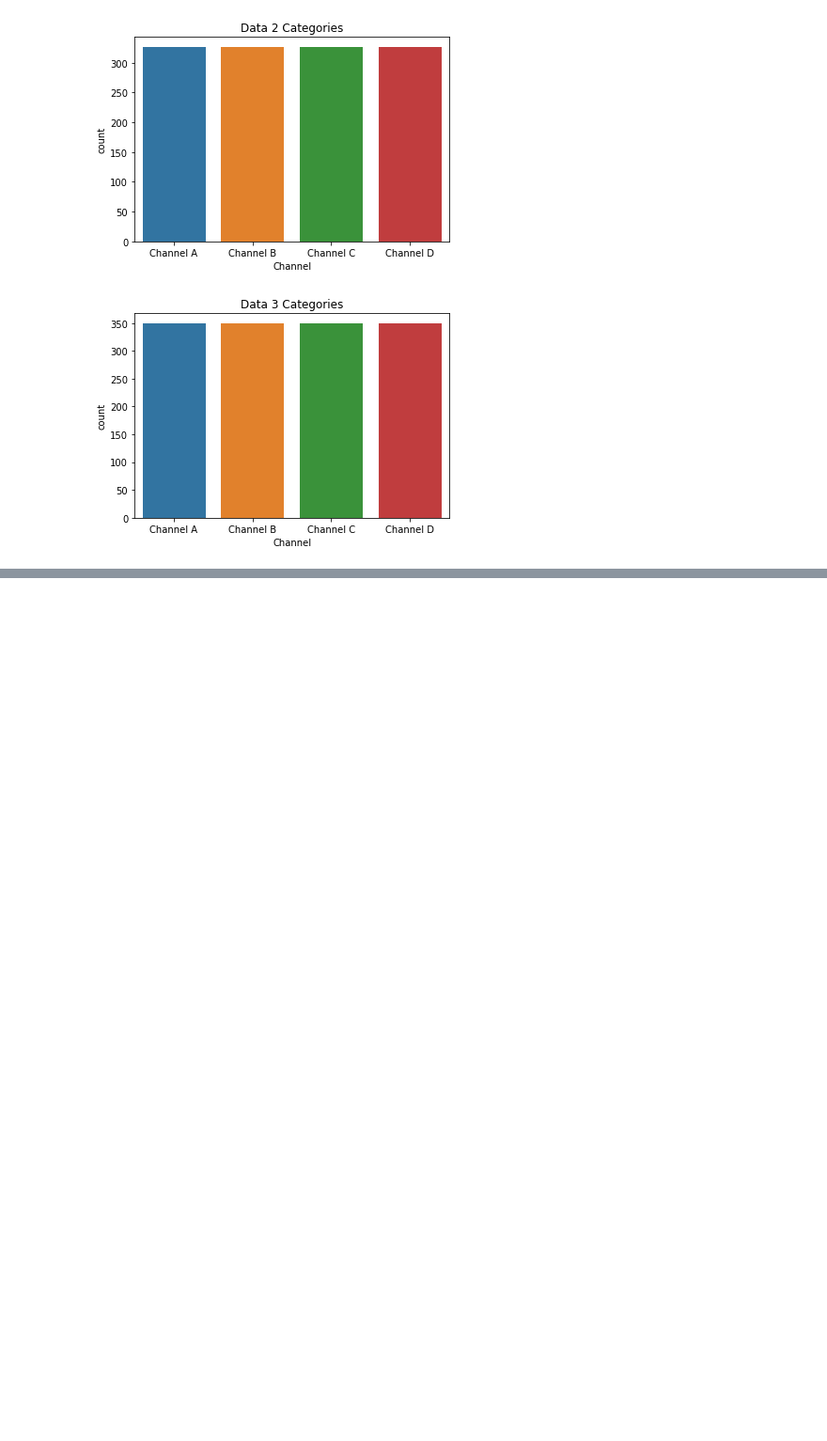
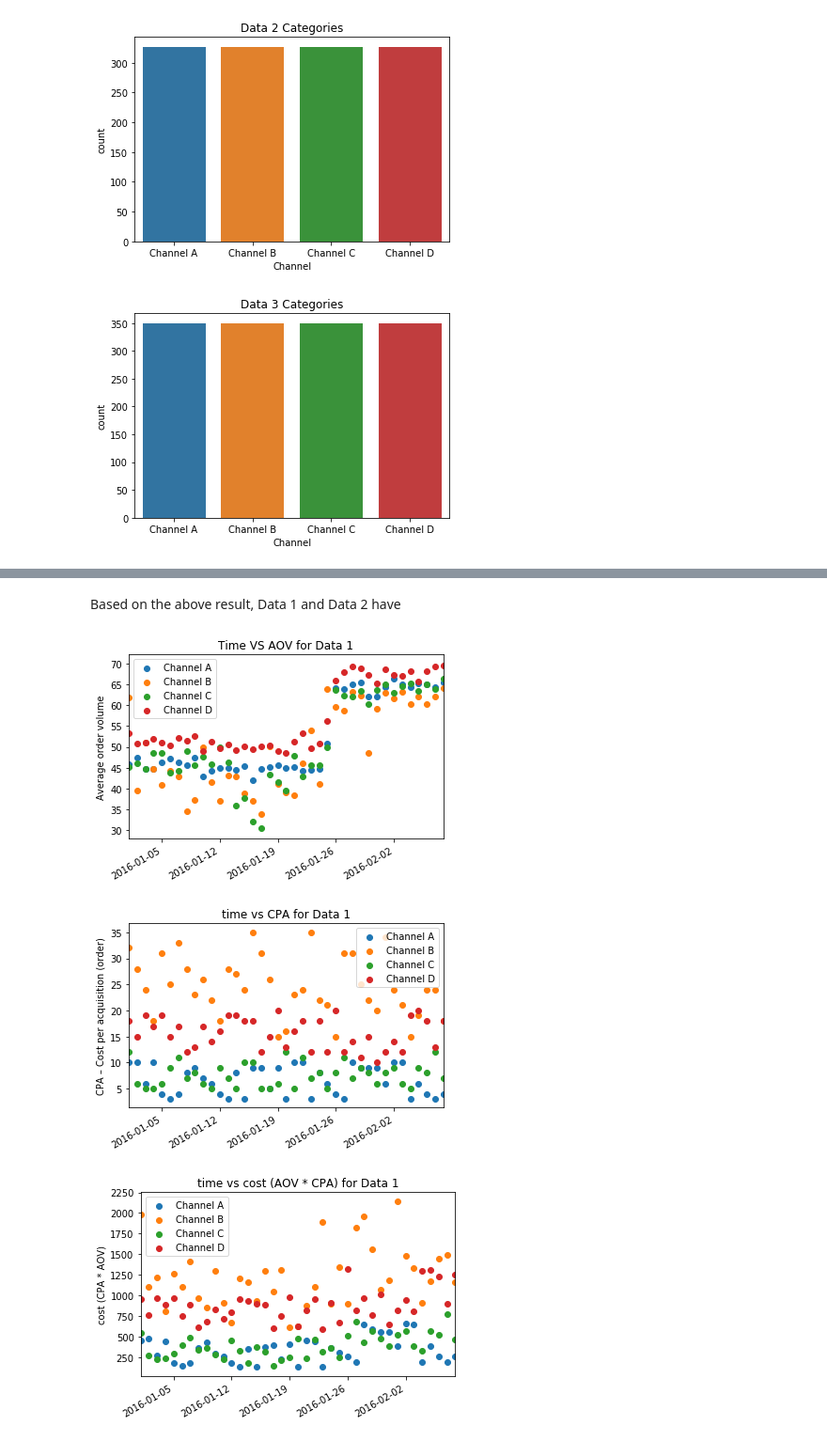
Before and after one commit to swong28/Interview-Assessments, a Jupyter notebook: Company1/Assessment Questions for an Interview.ipynb, the cells around one changed output, grey strips where cells are left out. Shown at 94% size. Saved outputs shown, nothing was run; the diff lists cells and outputs as text; code cells hidden in the pictures; blank space fills up the shorter version.

```diff
--- a/Company1/Assessment Questions for an Interview.ipynb
+++ b/Company1/Assessment Questions for an Interview.ipynb
@@ -122,3 +132,11 @@ plt.show()
 [figure]
 [figure]
 [figure]
+# %%
+# see if there is any missing dates in Datasets
+for idx, df in enumerate(dfs):
+    print('Data', idx + 1)
+    print('# of Missing Dates:', len(pd.date_range(start = df.Date.values[0],
+                  end = df.Date.values[-1]).difference(pd.unique(df.Date.values))))
+    print('Start Date:', str(df.Date.values[0])[:10])
+    print('End Date:', str(df.Date.values[-1])[:10], '\n\n')
@@ -125,3 +160,5 @@ plt.show()
+# %% [markdown]
+Based on the above result, Data 1 and Data 2 have
 # %%
 # Sort by time
 dfs = [df_1, df_2, df_3]
@@ -129,0 +213,7 @@ for df in dfs:
+# %%
+# Data 1
+plot_channels(df_1, 'for Data 1')
+# %% [output]
+[figure, added]
+[figure, added]
+[figure, added]
```
Also changed, not shown: parts of 26 cells of this notebook.
